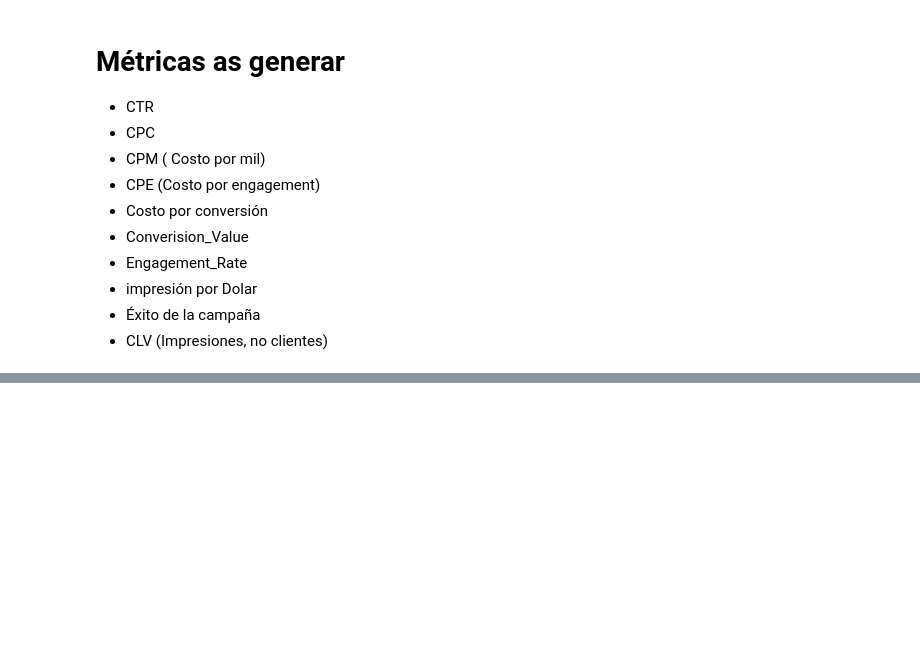
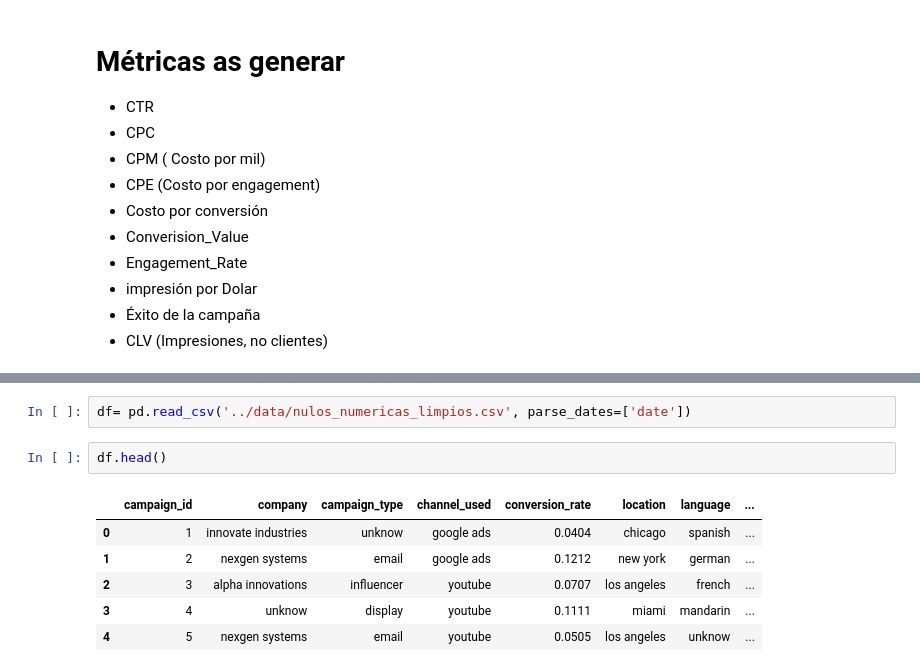
Before and after one commit to Mariadelmardp/ProyectoEDAmarketing, a Jupyter notebook: jupyter/marketing.ipynb, the cells around one changed output, grey strips where cells are left out. Saved outputs shown, nothing was run; the diff lists cells and outputs as text; blank space fills up the shorter version.

```diff
--- a/jupyter/marketing.ipynb
+++ b/jupyter/marketing.ipynb
@@ -76,0 +94,11 @@
+# %%
+df= pd.read_csv('../data/nulos_numericas_limpios.csv', parse_dates=['date'])
+# %%
+df.head()
+# %% [output]
+|  | campaign_id | company | campaign_type | channel_used | conversion_rate | location | language | ... |
+| 0 | 1 | innovate industries | unknow | google ads | 0.0404 | chicago | spanish | ... |
+| 1 | 2 | nexgen systems | email | google ads | 0.1212 | new york | german | ... |
+| 2 | 3 | alpha innovations | influencer | youtube | 0.0707 | los angeles | french | ... |
+| 3 | 4 | unknow | display | youtube | 0.1111 | miami | mandarin | ... |
+| 4 | 5 | nexgen systems | email | youtube | 0.0505 | los angeles | unknow | ... |
```
Also changed, not shown: parts of 6 cells of this notebook, 1 other file.
